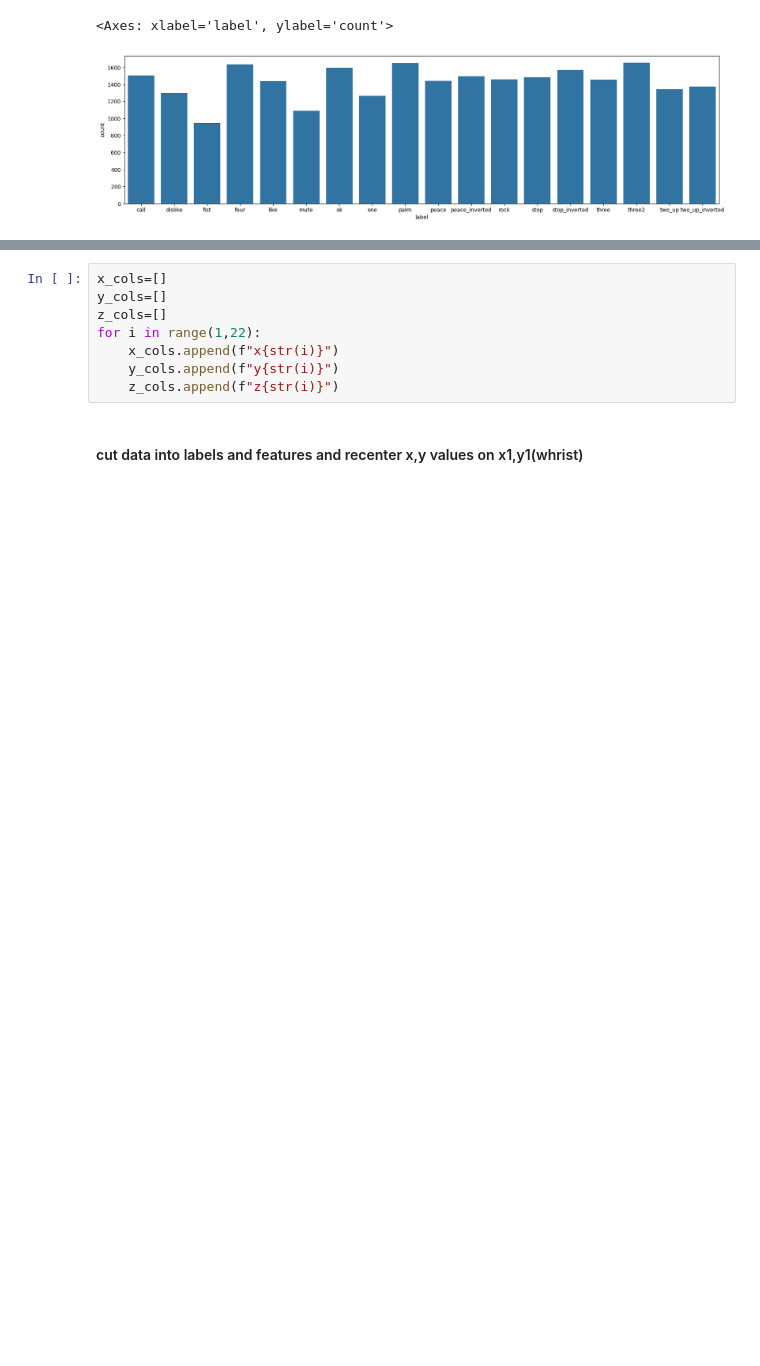
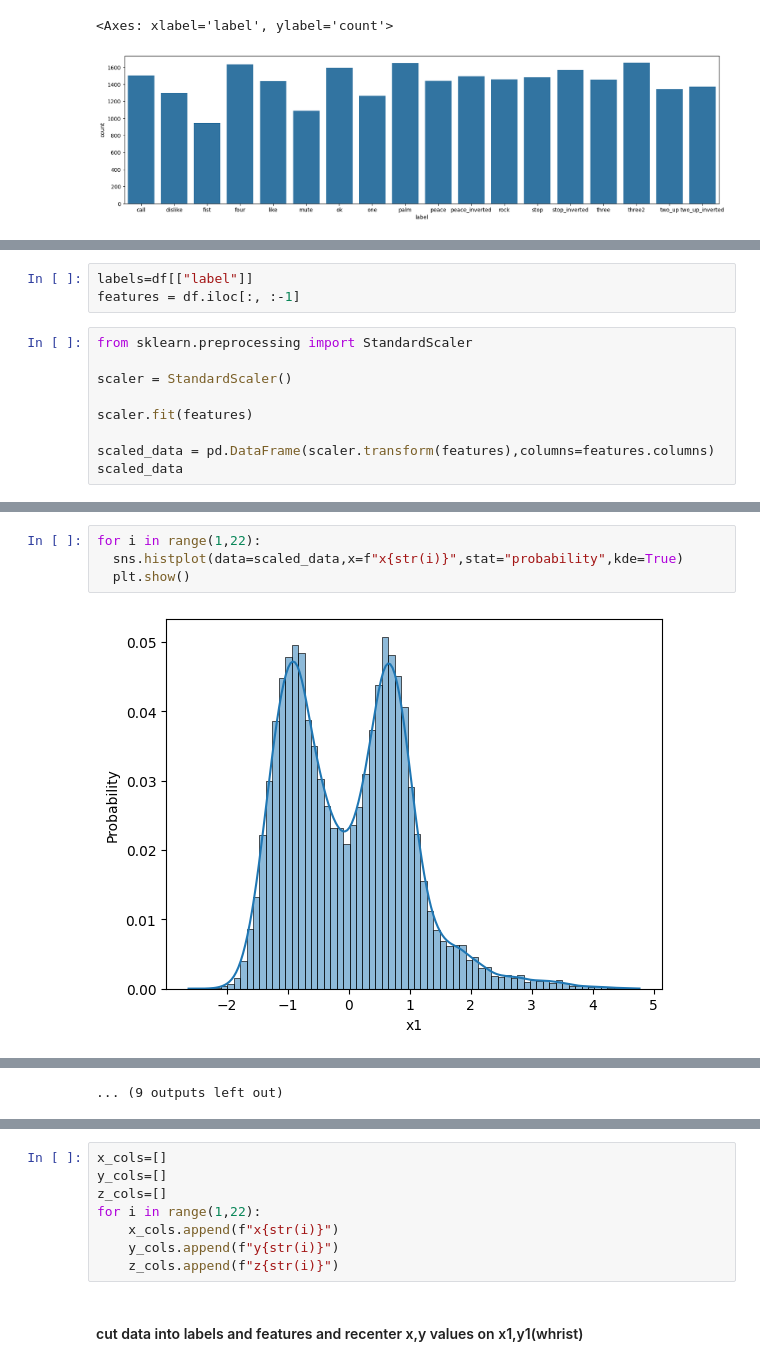
Before and after one commit to MazenFayed/Hand_Gesture_Classification_Using_MediaPipe_Landmarks_from_the_HaGRID_Dataset, a Jupyter notebook: Project.ipynb, the cells around one changed output, grey strips where cells are left out. Saved outputs shown, nothing was run; the diff lists cells and outputs as text; blank space fills up the shorter version.

```diff
--- a/Project.ipynb
+++ b/Project.ipynb
@@ -107 +107,13 @@ for i in range(1,22):
 ... (9 outputs left out)
+# %%
+labels=df[["label"]]
+features = df.iloc[:, :-1]
+# %%
+from sklearn.preprocessing import StandardScaler
+
+scaler = StandardScaler()
+
+scaler.fit(features)
+
+scaled_data = pd.DataFrame(scaler.transform(features),columns=features.columns)
+scaled_data
@@ -107,0 +134,6 @@ for i in range(1,22):
+# %%
+for i in range(1,22):
+  sns.histplot(data=scaled_data,x=f"x{str(i)}",stat="probability",kde=True)
+  plt.show()
+# %% [output]
+[figure, added]
@@ -107,0 +151 @@ for i in range(1,22):
+... (9 outputs left out)
```
Also changed, not shown: parts of 22 cells of this notebook.
